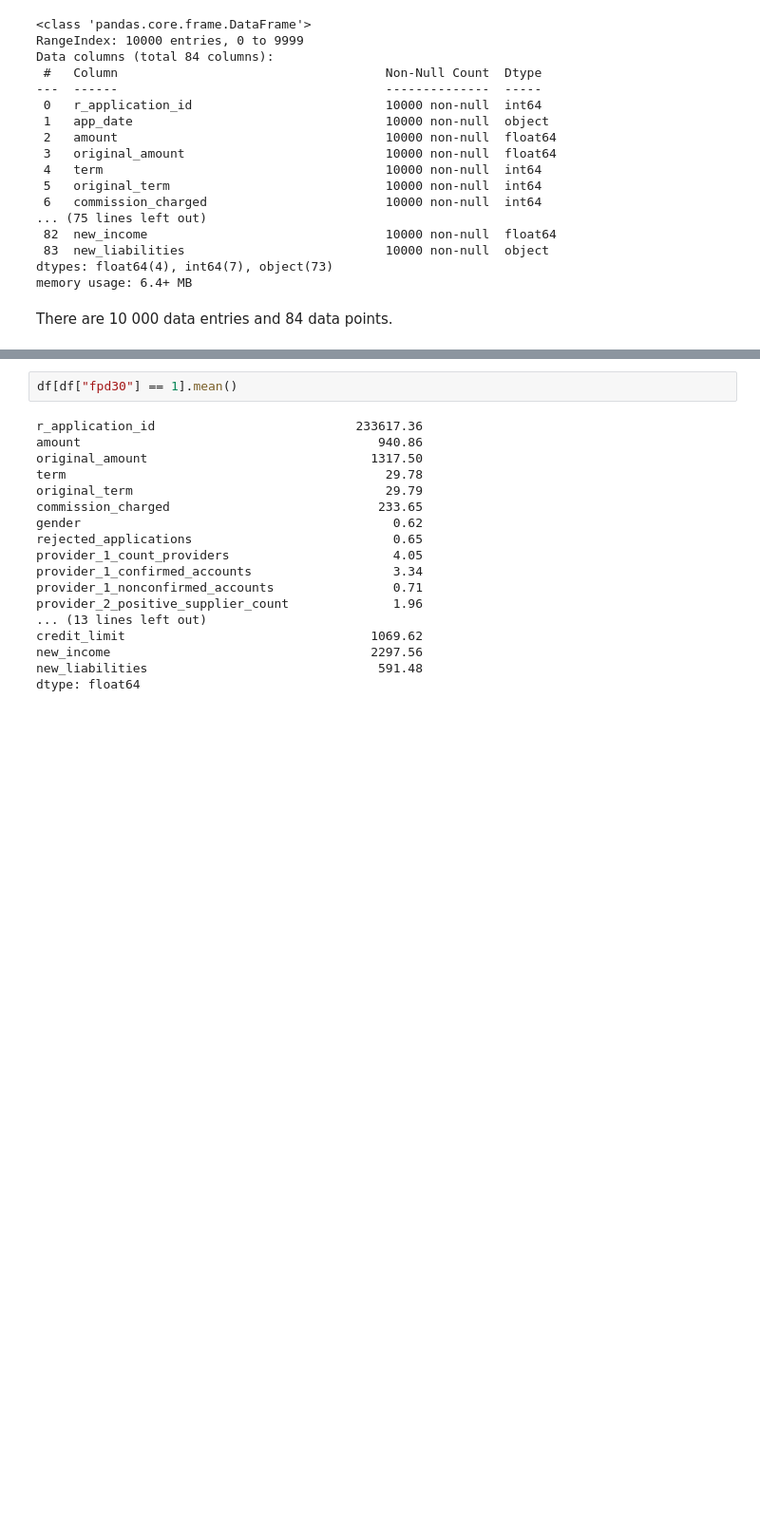
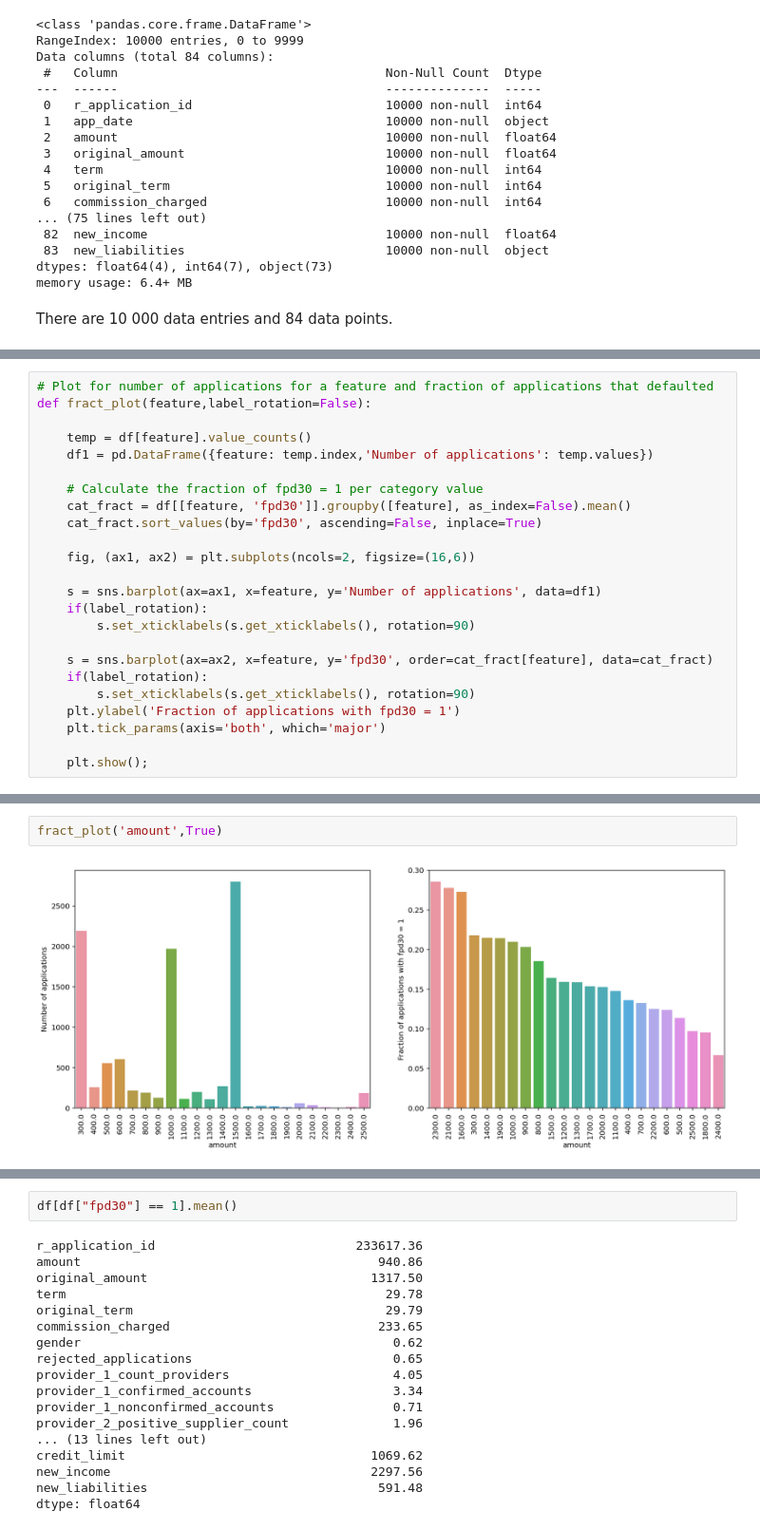
Before and after one commit to ArtisVansovics/loan_data_analysis, a Jupyter notebook: loan_data_analysis.ipynb, the cells around one changed output, grey strips where cells are left out. Shown at 95% size. Saved outputs shown, nothing was run; the diff lists cells and outputs as text; blank space fills up the shorter version.

```diff
--- a/loan_data_analysis.ipynb
+++ b/loan_data_analysis.ipynb
@@ -78,0 +81,24 @@ There are 10 000 data entries and 84 data points.
+# %%
+# Plot for number of applications for a feature and fraction of applications that defaulted
+def fract_plot(feature,label_rotation=False):
+
+    temp = df[feature].value_counts()
+    df1 = pd.DataFrame({feature: temp.index,'Number of applications': temp.values})
+
+    # Calculate the fraction of fpd30 = 1 per category value
+    cat_fract = df[[feature, 'fpd30']].groupby([feature], as_index=False).mean()
+    cat_fract.sort_values(by='fpd30', ascending=False, inplace=True)
+
+    fig, (ax1, ax2) = plt.subplots(ncols=2, figsize=(16,6))
+
+    s = sns.barplot(ax=ax1, x=feature, y='Number of applications', data=df1)
+    if(label_rotation):
+        s.set_xticklabels(s.get_xticklabels(), rotation=90)
+
+    s = sns.barplot(ax=ax2, x=feature, y='fpd30', order=cat_fract[feature], data=cat_fract)
+    if(label_rotation):
+        s.set_xticklabels(s.get_xticklabels(), rotation=90)
+    plt.ylabel('Fraction of applications with fpd30 = 1')
+    plt.tick_params(axis='both', which='major')
+
+    plt.show();
@@ -78,0 +172,4 @@ There are 10 000 data entries and 84 data points.
+# %%
+fract_plot('amount',True)
+# %% [output]
+[figure, added]
```
Also changed, not shown: parts of 38 cells of this notebook.
